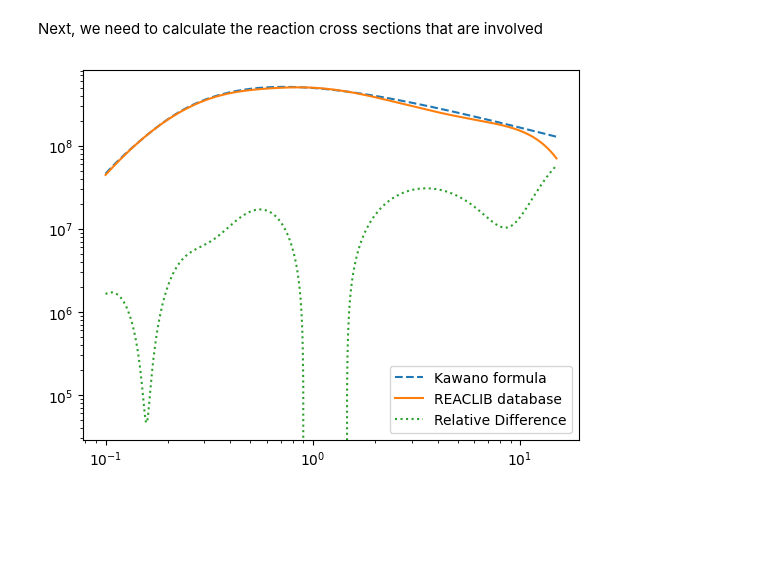
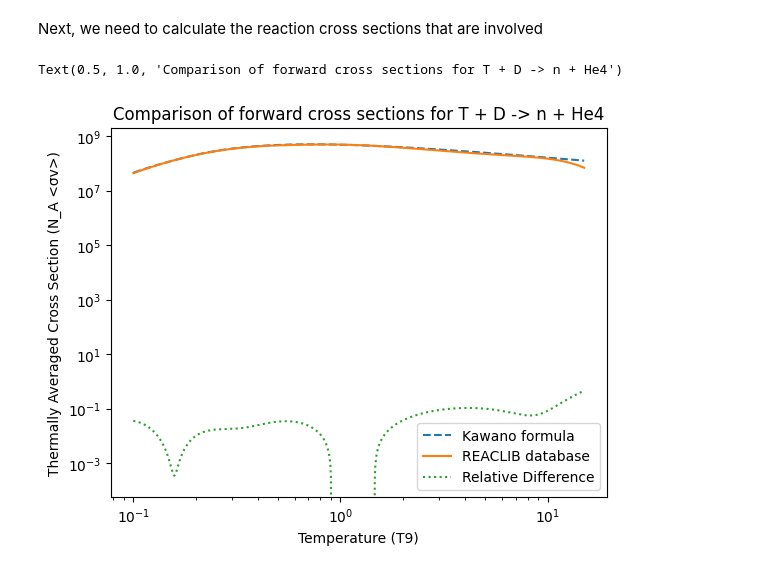
Before and after one commit to Booritth-Balaji/Dark-Matter-Thesis, a Jupyter notebook: Codes-and-Data/BBN-simple-recreated.ipynb, the cells around one changed output. Saved outputs shown, nothing was run; the diff lists cells and outputs as text; code cells hidden in the pictures; blank space fills up the shorter version.

Commit message:
changed a bunch, but test commit

```diff
--- a/Codes-and-Data/BBN-simple-recreated.ipynb
+++ b/Codes-and-Data/BBN-simple-recreated.ipynb
@@ -894,20 +953,24 @@ def crosssection(T, a):
 # %%
 # Comparison plot between the cross sections from the REACLIB database and the Kawano formula for the t + D -> n + He4 reaction
 
-T_test = np.geomspace(0.1, 15, 1000)
+T_test = np.geomspace(0.1, 15, 1000)  # in K9
 
 kawano_form = 1.063e11 * T_test**(-2/3) * np.exp(-4.559/(T_test**(1/3)) - (T_test/0.0754)**2) * (1 + 0.092*T_test**(1/3) - 0.375*T_test**(2/3) - 0.242*T_test + 33.82*T_test**(4/3) + 55.42*T_test**(5/3)) + 8.047e8*T_test**(-2/3) * np.exp(-0.4857/T_test)
 
-reaclib_form = crosssection(K9toMeV(T_test), Rxn_TD_to_nHe4["a_forward"])
+reaclib_form = crosssection(K9toMeV(T_test), "T+D->n+He4")
 
 plt.plot(T_test, kawano_form, '--', label='Kawano formula')
 plt.plot(T_test, reaclib_form, label='REACLIB database')
-plt.plot(T_test, (kawano_form - reaclib_form), ':', label='Relative Difference')
+plt.plot(T_test, (kawano_form - reaclib_form)/kawano_form, ':', label='Relative Difference')
 plt.legend()
 plt.xscale('log')
 plt.yscale('log')
+plt.xlabel('Temperature (T9)')
+plt.ylabel('Thermally Averaged Cross Section (N_A <σv>)')
+plt.title('Comparison of forward cross sections for T + D -> n + He4')
 # %% [output]
+Text(0.5, 1.0, 'Comparison of forward cross sections for T + D -> n + He4')
-[figure, old version]
+[figure, new version]
 # %%
 
 
```
Also changed, not shown: parts of 34 cells of this notebook, 6 other files.
